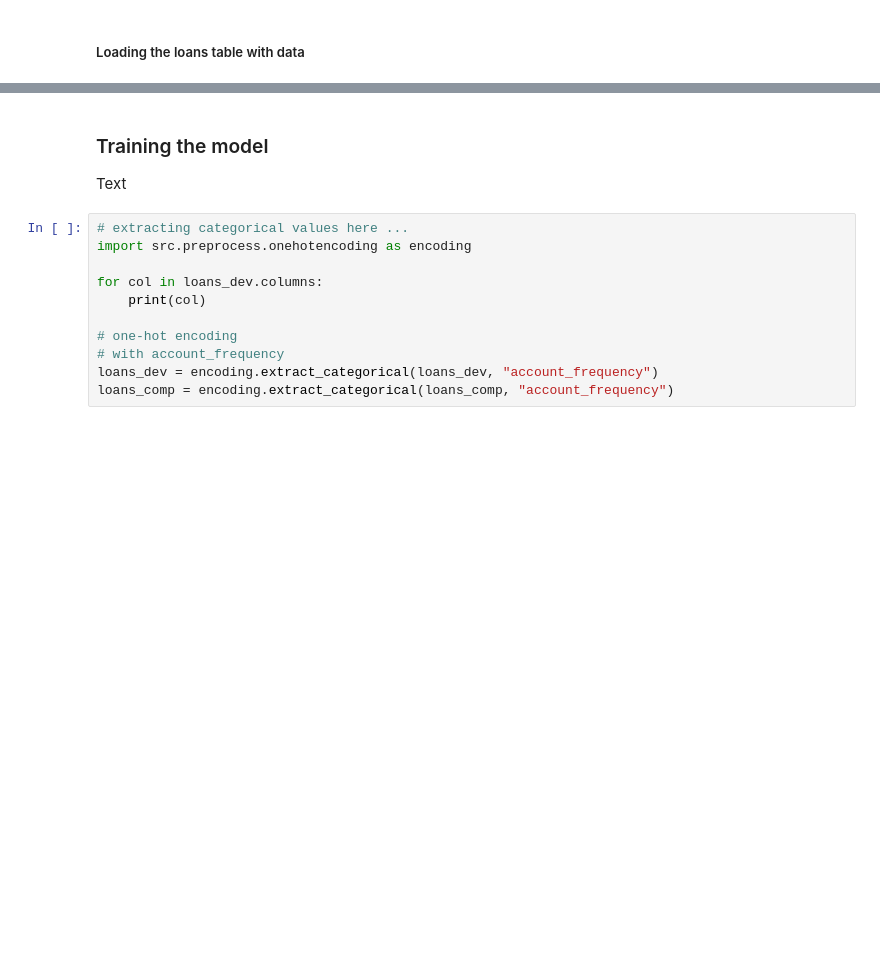
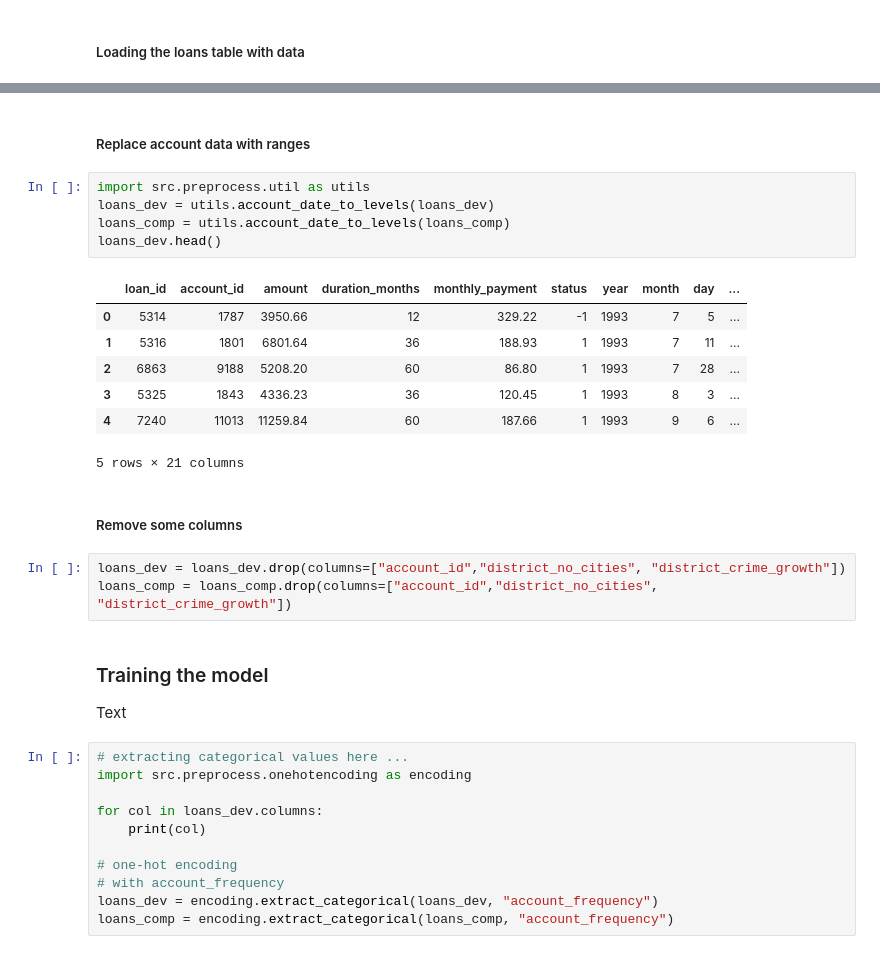
Before and after one commit to bdmendes/feup-ac-banking, a Jupyter notebook: project.ipynb, the cells around one changed output, grey strips where cells are left out. Drawn from its saved outputs; the diff is of its cells as text; blank space fills up the shorter version.

Commit message:
Merge with data-processing

```diff
--- a/project.ipynb
+++ b/project.ipynb
@@ -249,4 +249,24 @@ loans_dev.head()
 5 rows × 23 columns
+# %% [markdown]
+##### Replace account data with ranges
+# %%
+import src.preprocess.util as utils
+loans_dev = utils.account_date_to_levels(loans_dev)
+loans_comp = utils.account_date_to_levels(loans_comp)
+loans_dev.head()
+# %% [output]
+|  | loan_id | account_id | amount | duration_months | monthly_payment | status | year | month | day | ... |
+| 0 | 5314 | 1787 | 3950.66 | 12 | 329.22 | -1 | 1993 | 7 | 5 | ... |
+| 1 | 5316 | 1801 | 6801.64 | 36 | 188.93 | 1 | 1993 | 7 | 11 | ... |
+| 2 | 6863 | 9188 | 5208.20 | 60 | 86.80 | 1 | 1993 | 7 | 28 | ... |
+| 3 | 5325 | 1843 | 4336.23 | 36 | 120.45 | 1 | 1993 | 8 | 3 | ... |
+| 4 | 7240 | 11013 | 11259.84 | 60 | 187.66 | 1 | 1993 | 9 | 6 | ... |
+5 rows × 21 columns
+# %% [markdown]
+##### Remove some columns
+# %%
+loans_dev = loans_dev.drop(columns=["account_id","district_no_cities", "district_crime_growth"])
+loans_comp = loans_comp.drop(columns=["account_id","district_no_cities", "district_crime_growth"])
 # %% [markdown]
 ### Training the model
 
```
Also changed, not shown: parts of 19 cells of this notebook, 1 other file.
